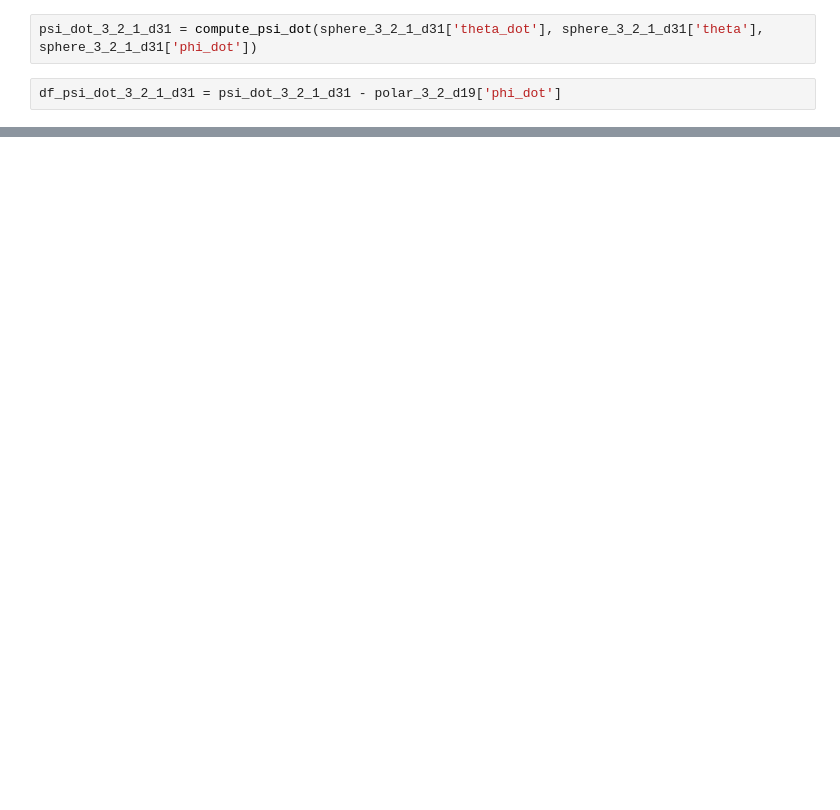
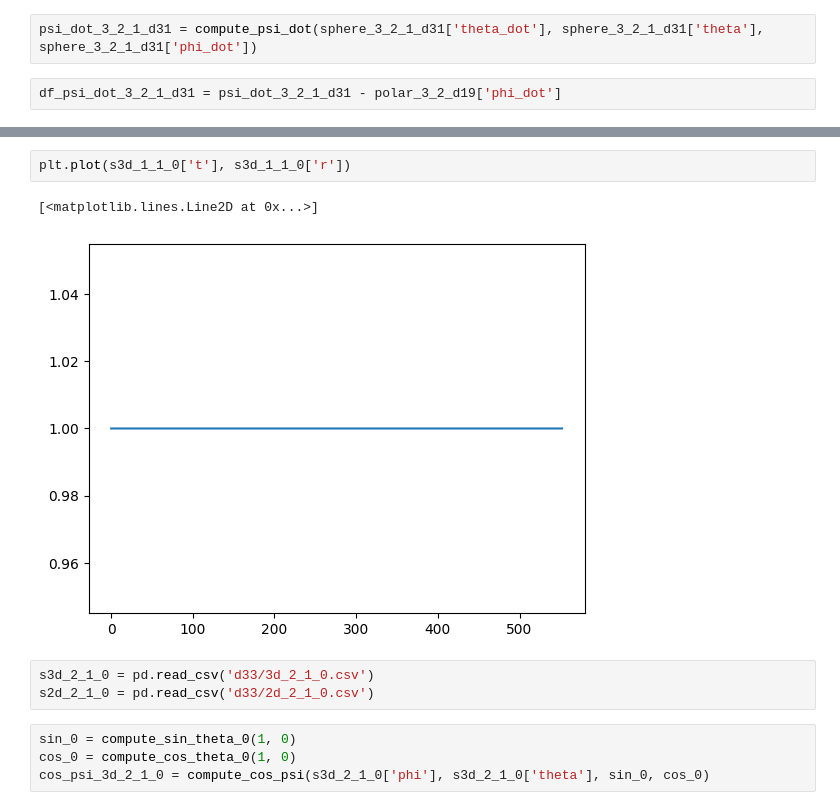
Before and after one commit to musa-salman/BohrAtomSim, a Jupyter notebook: debug/debug_issue_9_0.ipynb, the cells around one changed output, grey strips where cells are left out. Cells and saved outputs as stored; diff of their text form; blank space fills up the shorter version.

```diff
--- a/debug/debug_issue_9_0.ipynb
+++ b/debug/debug_issue_9_0.ipynb
@@ -227,0 +263,12 @@ Text(0, 0.5, '$\\dot{\\psi}_{3D} - \\dot{\\psi}_{2D}$')
+# %%
+plt.plot(s3d_1_1_0['t'], s3d_1_1_0['r'])
+# %% [output]
+[<matplotlib.lines.Line2D at 0x...>]
+[figure, added]
+# %%
+s3d_2_1_0 = pd.read_csv('d33/3d_2_1_0.csv')
+s2d_2_1_0 = pd.read_csv('d33/2d_2_1_0.csv')
+# %%
+sin_0 = compute_sin_theta_0(1, 0)
+cos_0 = compute_cos_theta_0(1, 0)
+cos_psi_3d_2_1_0 = compute_cos_psi(s3d_2_1_0['phi'], s3d_2_1_0['theta'], sin_0, cos_0)
```
Also changed, not shown: parts of 44 cells of this notebook.
